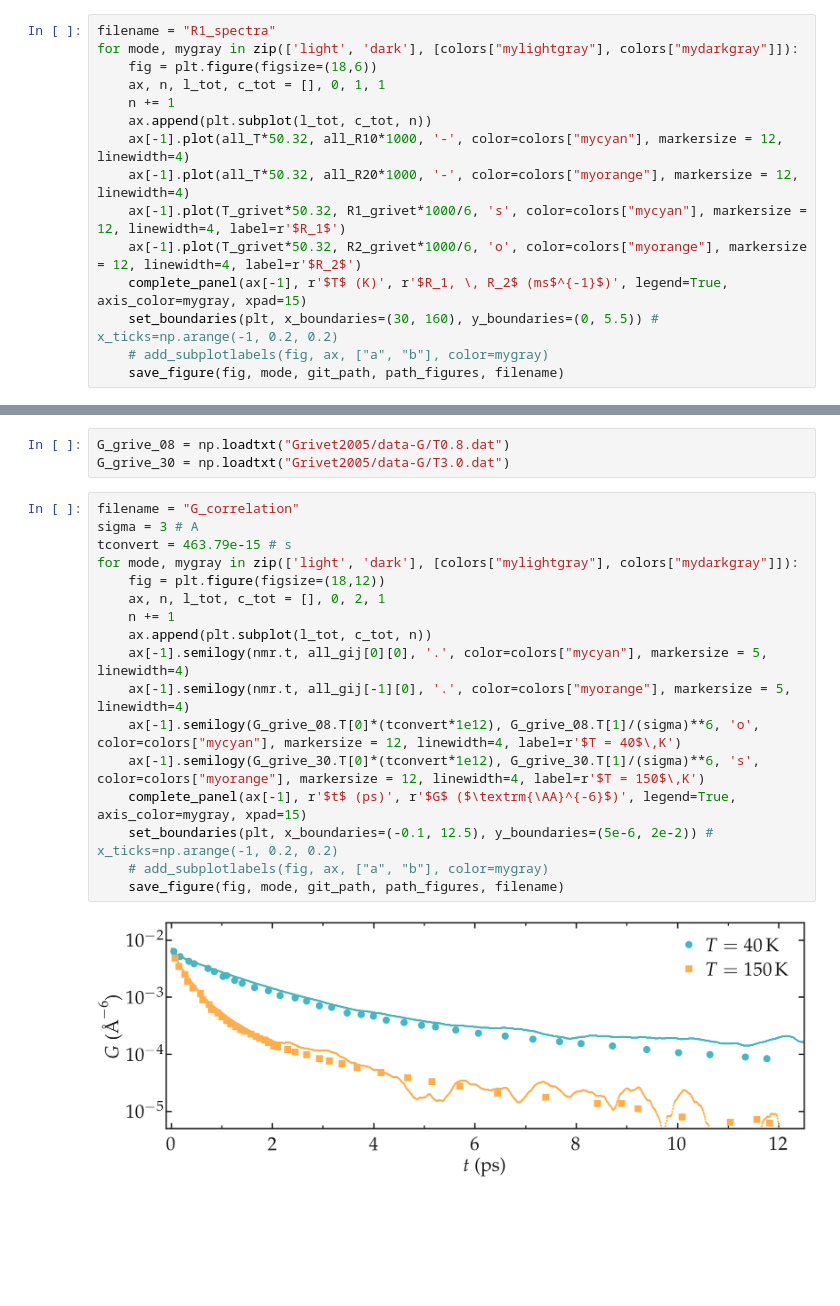
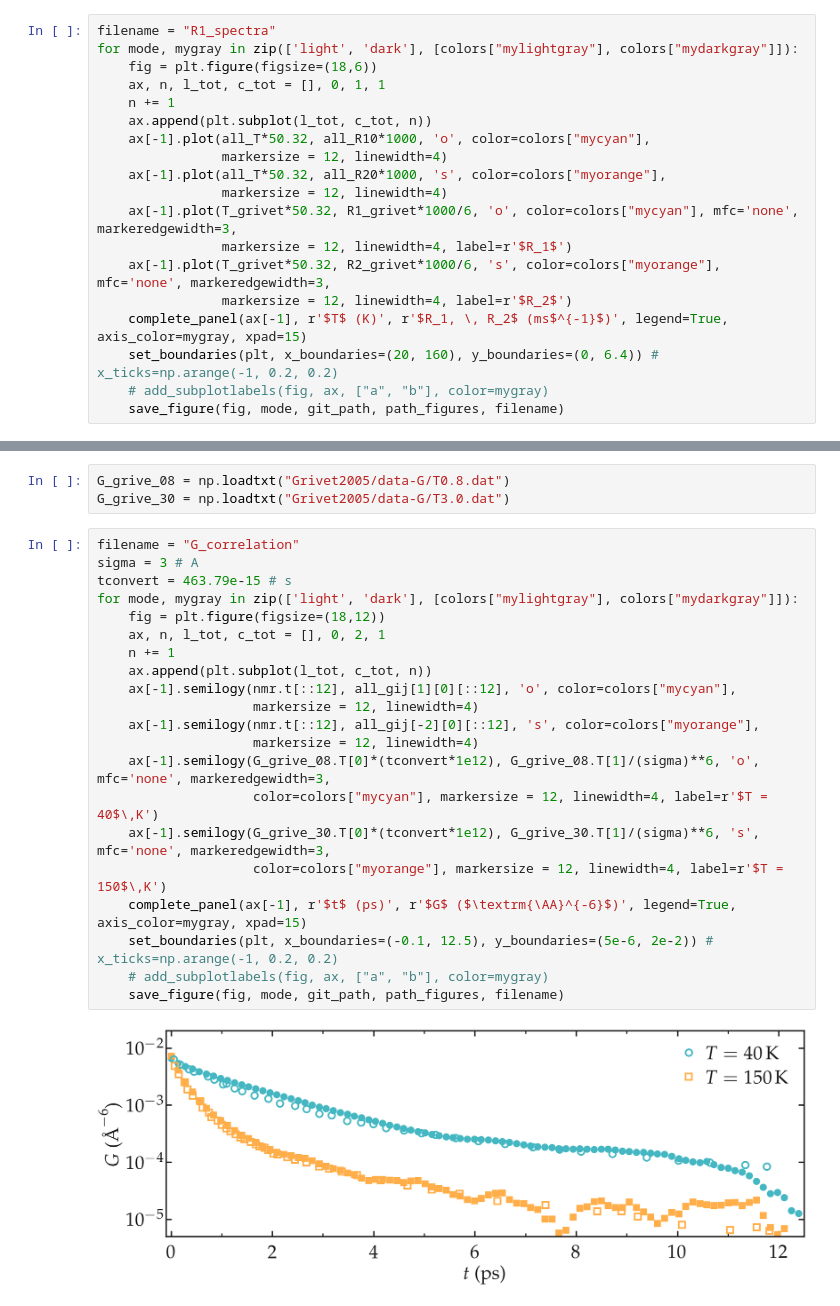
Before and after one commit to simongravelle/nmrformd, a Jupyter notebook: examples/illustrations/lennard-jones-fluid.ipynb, the cells around one changed output, grey strips where cells are left out. Drawn from its saved outputs; the diff is of its cells as text; blank space fills up the shorter version.

```diff
--- a/examples/illustrations/lennard-jones-fluid.ipynb
+++ b/examples/illustrations/lennard-jones-fluid.ipynb
@@ -78,12 +86,16 @@ for mode, mygray in zip(['light', 'dark'], [colors["mylightgray"], colors["mydar
     ax, n, l_tot, c_tot = [], 0, 1, 1
     n += 1
     ax.append(plt.subplot(l_tot, c_tot, n))
-    ax[-1].plot(all_T*50.32, all_R10*1000, '-', color=colors["mycyan"], markersize = 12, linewidth=4)
-    ax[-1].plot(all_T*50.32, all_R20*1000, '-', color=colors["myorange"], markersize = 12, linewidth=4)
-    ax[-1].plot(T_grivet*50.32, R1_grivet*1000/6, 's', color=colors["mycyan"], markersize = 12, linewidth=4, label=r'$R_1$')
-    ax[-1].plot(T_grivet*50.32, R2_grivet*1000/6, 'o', color=colors["myorange"], markersize = 12, linewidth=4, label=r'$R_2$')
+    ax[-1].plot(all_T*50.32, all_R10*1000, 'o', color=colors["mycyan"],
+                markersize = 12, linewidth=4)
+    ax[-1].plot(all_T*50.32, all_R20*1000, 's', color=colors["myorange"],
+                markersize = 12, linewidth=4)
+    ax[-1].plot(T_grivet*50.32, R1_grivet*1000/6, 'o', color=colors["mycyan"], mfc='none', markeredgewidth=3,
+                markersize = 12, linewidth=4, label=r'$R_1$')
+    ax[-1].plot(T_grivet*50.32, R2_grivet*1000/6, 's', color=colors["myorange"], mfc='none', markeredgewidth=3,
+                markersize = 12, linewidth=4, label=r'$R_2$')
     complete_panel(ax[-1], r'$T$ (K)', r'$R_1, \, R_2$ (ms$^{-1}$)', legend=True, axis_color=mygray, xpad=15)
-    set_boundaries(plt, x_boundaries=(30, 160), y_boundaries=(0, 5.5)) # x_ticks=np.arange(-1, 0.2, 0.2)
+    set_boundaries(plt, x_boundaries=(20, 160), y_boundaries=(0, 6.4)) # x_ticks=np.arange(-1, 0.2, 0.2)
     # add_subplotlabels(fig, ax, ["a", "b"], color=mygray)
     save_figure(fig, mode, git_path, path_figures, filename)
 # %% [output]
@@ -95,19 +107,23 @@ G_grive_30 = np.loadtxt("Grivet2005/data-G/T3.0.dat")
 # %%
 filename = "G_correlation"
 sigma = 3 # A
 tconvert = 463.79e-15 # s
 for mode, mygray in zip(['light', 'dark'], [colors["mylightgray"], colors["mydarkgray"]]):
     fig = plt.figure(figsize=(18,12))
     ax, n, l_tot, c_tot = [], 0, 2, 1
     n += 1
     ax.append(plt.subplot(l_tot, c_tot, n))
-    ax[-1].semilogy(nmr.t, all_gij[0][0], '.', color=colors["mycyan"], markersize = 5, linewidth=4)
-    ax[-1].semilogy(nmr.t, all_gij[-1][0], '.', color=colors["myorange"], markersize = 5, linewidth=4)
-    ax[-1].semilogy(G_grive_08.T[0]*(tconvert*1e12), G_grive_08.T[1]/(sigma)**6, 'o', color=colors["mycyan"], markersize = 12, linewidth=4, label=r'$T = 40$\,K')
-    ax[-1].semilogy(G_grive_30.T[0]*(tconvert*1e12), G_grive_30.T[1]/(sigma)**6, 's', color=colors["myorange"], markersize = 12, linewidth=4, label=r'$T = 150$\,K')
+    ax[-1].semilogy(nmr.t[::12], all_gij[1][0][::12], 'o', color=colors["mycyan"],
+                    markersize = 12, linewidth=4)
+    ax[-1].semilogy(nmr.t[::12], all_gij[-2][0][::12], 's', color=colors["myorange"],
+                    markersize = 12, linewidth=4)
+    ax[-1].semilogy(G_grive_08.T[0]*(tconvert*1e12), G_grive_08.T[1]/(sigma)**6, 'o', mfc='none', markeredgewidth=3,
+                    color=colors["mycyan"], markersize = 12, linewidth=4, label=r'$T = 40$\,K')
+    ax[-1].semilogy(G_grive_30.T[0]*(tconvert*1e12), G_grive_30.T[1]/(sigma)**6, 's', mfc='none', markeredgewidth=3,
+                    color=colors["myorange"], markersize = 12, linewidth=4, label=r'$T = 150$\,K')
     complete_panel(ax[-1], r'$t$ (ps)', r'$G$ ($\textrm{\AA}^{-6}$)', legend=True, axis_color=mygray, xpad=15)
     set_boundaries(plt, x_boundaries=(-0.1, 12.5), y_boundaries=(5e-6, 2e-2)) # x_ticks=np.arange(-1, 0.2, 0.2)
     # add_subplotlabels(fig, ax, ["a", "b"], color=mygray)
     save_figure(fig, mode, git_path, path_figures, filename)
 # %% [output]
-[figure, old version]
+[figure, new version]
```
Also changed, not shown: parts of 5 cells of this notebook, 4 other files.
